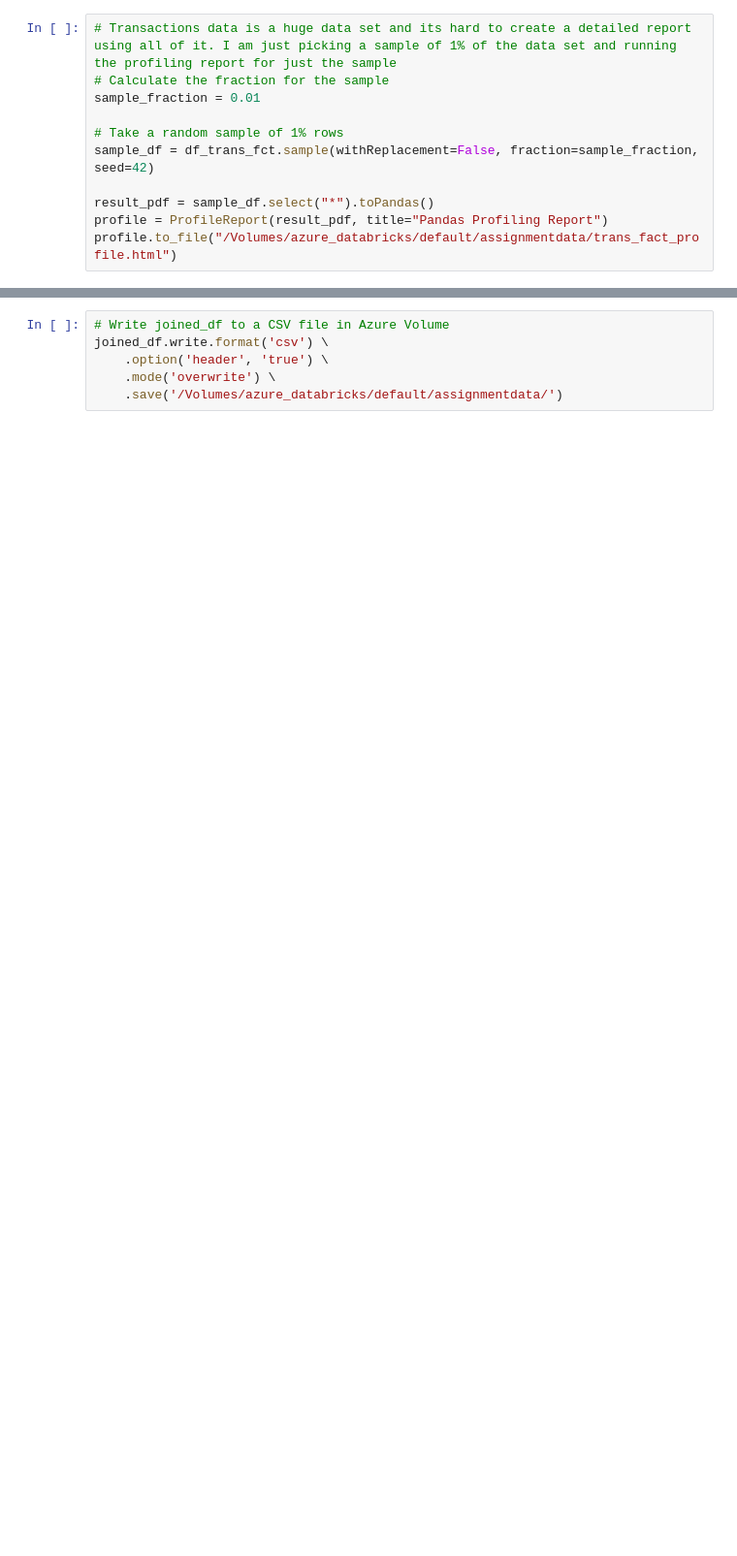
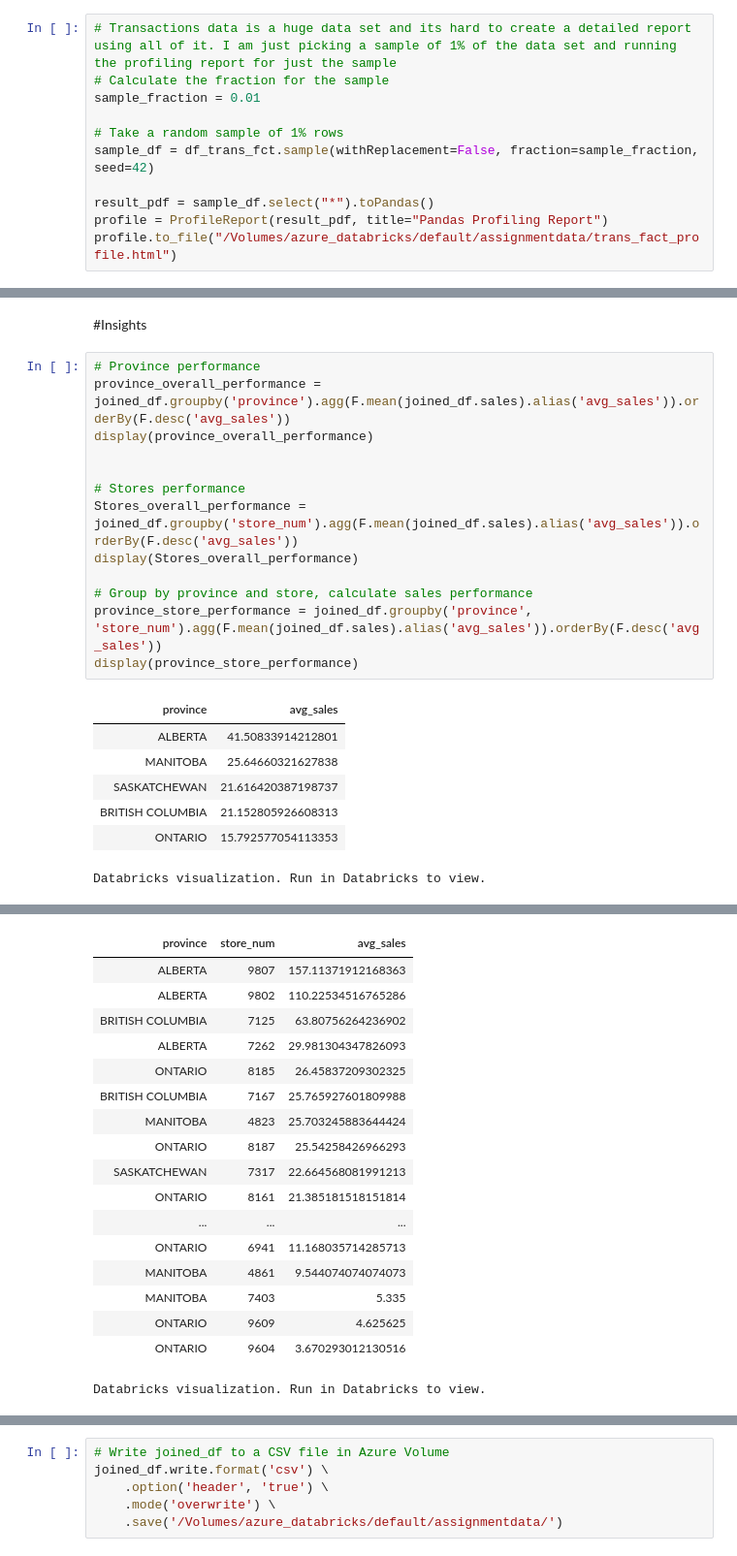
Before and after one commit to summiyak/Datahub_Pipeline, a Jupyter notebook: ACME_Store_Data_Ingestion.ipynb, the cells around one changed output, grey strips where cells are left out. Shown at 97% size. Drawn from its saved outputs; the diff is of its cells as text; blank space fills up the shorter version.

```diff
--- a/ACME_Store_Data_Ingestion.ipynb
+++ b/ACME_Store_Data_Ingestion.ipynb
@@ -120,0 +132,23 @@ DataFrame[trans_dt: string]
+# %% [markdown]
+#Insights
+# %%
+# Province performance
+province_overall_performance = joined_df.groupby('province').agg(F.mean(joined_df.sales).alias('avg_sales')).orderBy(F.desc('avg_sales'))
+display(province_overall_performance)
+
+
+# Stores performance
+Stores_overall_performance = joined_df.groupby('store_num').agg(F.mean(joined_df.sales).alias('avg_sales')).orderBy(F.desc('avg_sales'))
+display(Stores_overall_performance)
+
+# Group by province and store, calculate sales performance
+province_store_performance = joined_df.groupby('province', 'store_num').agg(F.mean(joined_df.sales).alias('avg_sales')).orderBy(F.desc('avg_sales'))
+display(province_store_performance)
+# %% [output]
+| province | avg_sales |
+| ALBERTA | 41.50833914212801 |
+| MANITOBA | 25.64660321627838 |
+| SASKATCHEWAN | 21.616420387198737 |
+| BRITISH COLUMBIA | 21.152805926608313 |
+| ONTARIO | 15.792577054113353 |
+Databricks visualization. Run in Databricks to view.
@@ -121 +172,19 @@ DataFrame[trans_dt: string]
+| province | store_num | avg_sales |
+| ALBERTA | 9807 | 157.11371912168363 |
+| ALBERTA | 9802 | 110.22534516765286 |
+| BRITISH COLUMBIA | 7125 | 63.80756264236902 |
+| ALBERTA | 7262 | 29.981304347826093 |
+| ONTARIO | 8185 | 26.45837209302325 |
+| BRITISH COLUMBIA | 7167 | 25.765927601809988 |
+| MANITOBA | 4823 | 25.703245883644424 |
+| ONTARIO | 8187 | 25.54258426966293 |
+| SASKATCHEWAN | 7317 | 22.664568081991213 |
+| ONTARIO | 8161 | 21.385181518151814 |
+| ... | ... | ... |
+| ONTARIO | 6941 | 11.168035714285713 |
+| MANITOBA | 4861 | 9.544074074074073 |
+| MANITOBA | 7403 | 5.335 |
+| ONTARIO | 9609 | 4.625625 |
+| ONTARIO | 9604 | 3.670293012130516 |
+Databricks visualization. Run in Databricks to view.
 # %%
```
Also changed, not shown: parts of 23 cells of this notebook, 1 other file.
